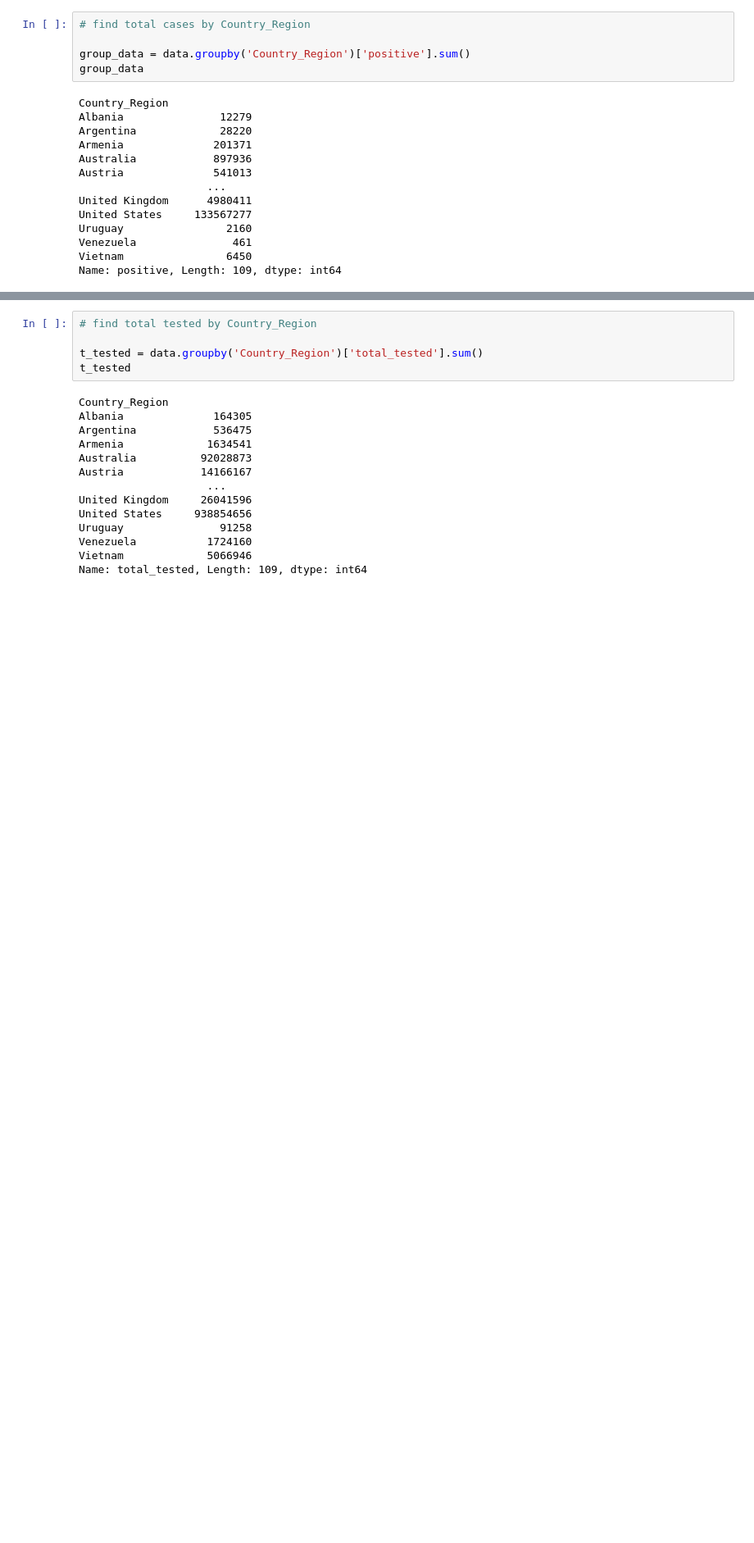
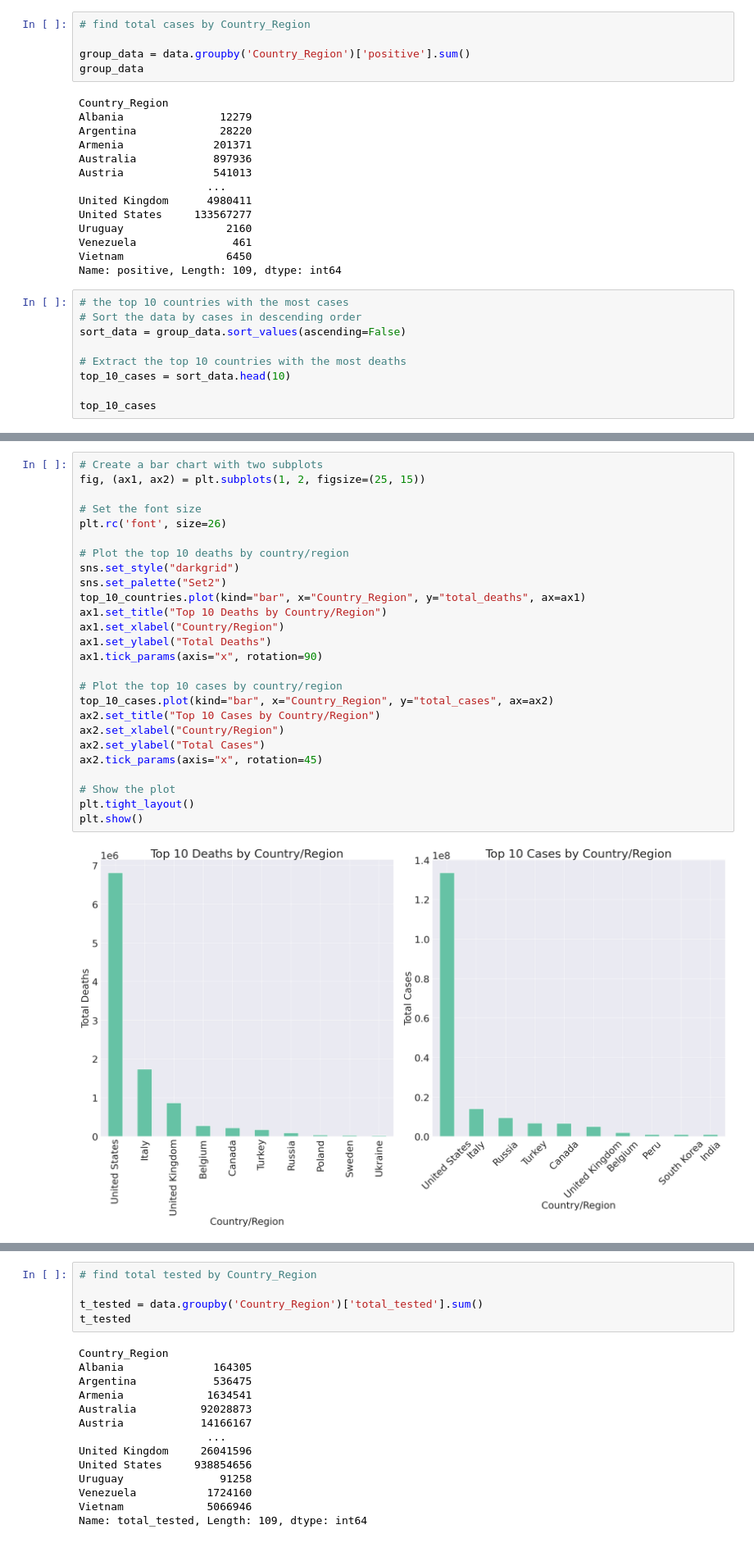
Before and after one commit to Desmyk/PYDATA, a Jupyter notebook: Capstoneedit.ipynb, the cells around one changed output, grey strips where cells are left out. Shown at 82% size. Cells and saved outputs as stored; diff of their text form; blank space fills up the shorter version.

```diff
--- a/Capstoneedit.ipynb
+++ b/Capstoneedit.ipynb
@@ -138,3 +242,12 @@ Uruguay                2160
 Venezuela               461
 Vietnam                6450
 Name: positive, Length: 109, dtype: int64
+# %%
+# the top 10 countries with the most cases
+# Sort the data by cases in descending order
+sort_data = group_data.sort_values(ascending=False)
+
+# Extract the top 10 countries with the most deaths
+top_10_cases = sort_data.head(10)
+
+top_10_cases
@@ -140,0 +267,28 @@ Name: positive, Length: 109, dtype: int64
+# %%
+# Create a bar chart with two subplots
+fig, (ax1, ax2) = plt.subplots(1, 2, figsize=(25, 15))
+
+# Set the font size
+plt.rc('font', size=26)
+
+# Plot the top 10 deaths by country/region
+sns.set_style("darkgrid")
+sns.set_palette("Set2")
+top_10_countries.plot(kind="bar", x="Country_Region", y="total_deaths", ax=ax1)
+ax1.set_title("Top 10 Deaths by Country/Region")
+ax1.set_xlabel("Country/Region")
+ax1.set_ylabel("Total Deaths")
+ax1.tick_params(axis="x", rotation=90)
+
+# Plot the top 10 cases by country/region
+top_10_cases.plot(kind="bar", x="Country_Region", y="total_cases", ax=ax2)
+ax2.set_title("Top 10 Cases by Country/Region")
+ax2.set_xlabel("Country/Region")
+ax2.set_ylabel("Total Cases")
+ax2.tick_params(axis="x", rotation=45)
+
+# Show the plot
+plt.tight_layout()
+plt.show()
+# %% [output]
+[figure, added]
```
Also changed, not shown: parts of 19 cells of this notebook.
